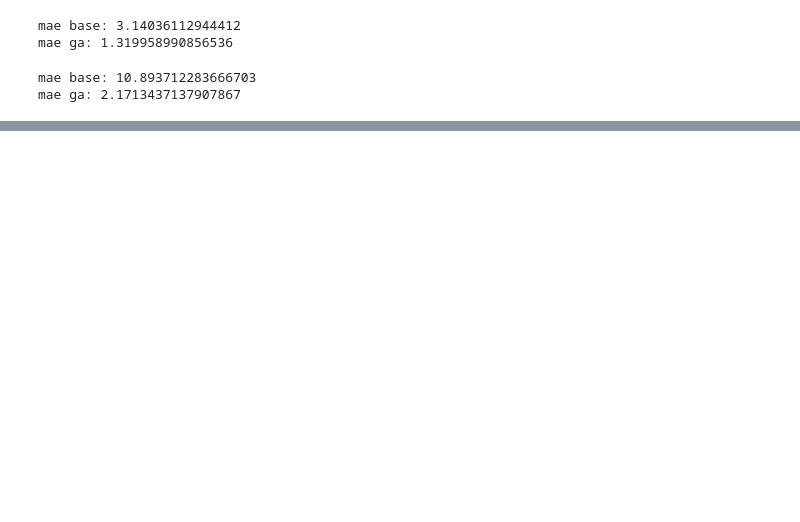
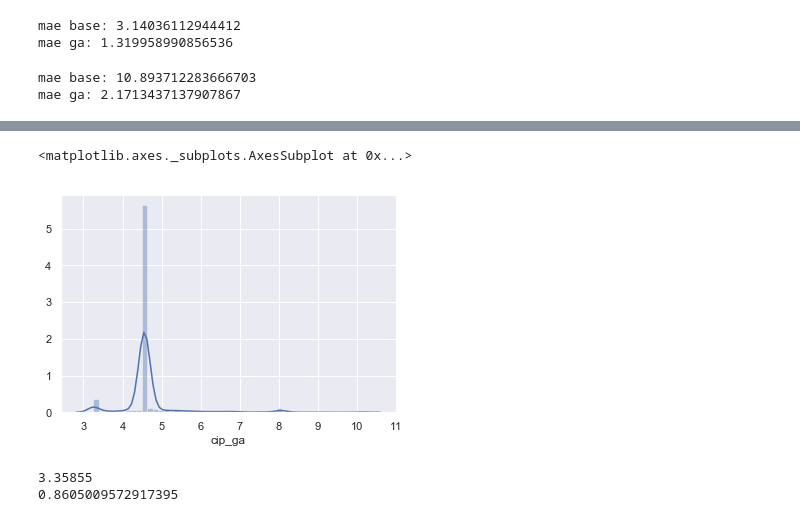
Before and after one commit to sidd-pandey/Fuzzy-GA, a Jupyter notebook: notebooks/ga_base.ipynb, the cells around one changed output, grey strips where cells are left out. Cells and saved outputs as stored; diff of their text form; code cells hidden in the pictures; blank space fills up the shorter version.

```diff
--- a/notebooks/ga_base.ipynb
+++ b/notebooks/ga_base.ipynb
@@ -34,0 +50,12 @@ mae ga: 2.1713437137907867
+# %%
+sns.distplot(df["cip_ga"])
+# %% [output]
+<matplotlib.axes._subplots.AxesSubplot at 0x...>
+[figure, added]
+# %%
+
+print(np.mean(df["cip_actual"]))
+print(np.std(df["cip_actual"]))
+# %% [output]
+3.35855
+0.8605009572917395
```
Also changed, not shown: parts of 8 cells of this notebook, 1 other file.
